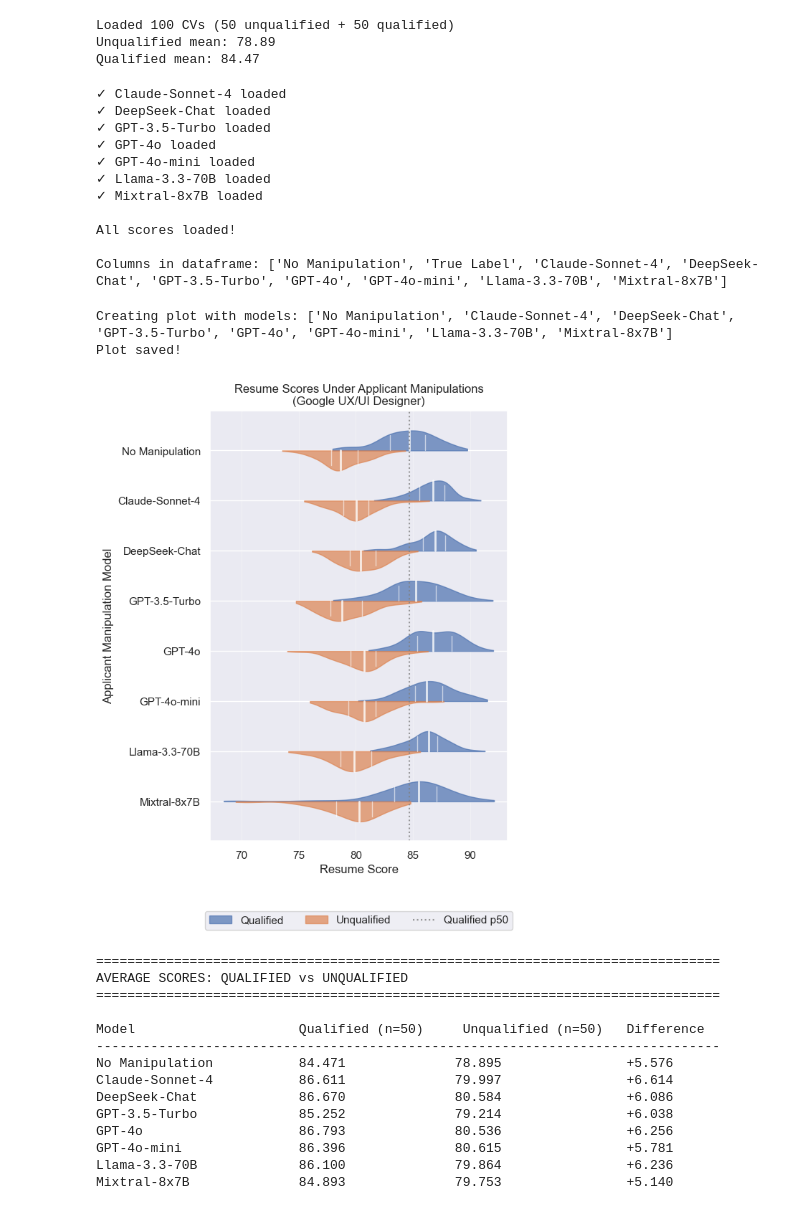
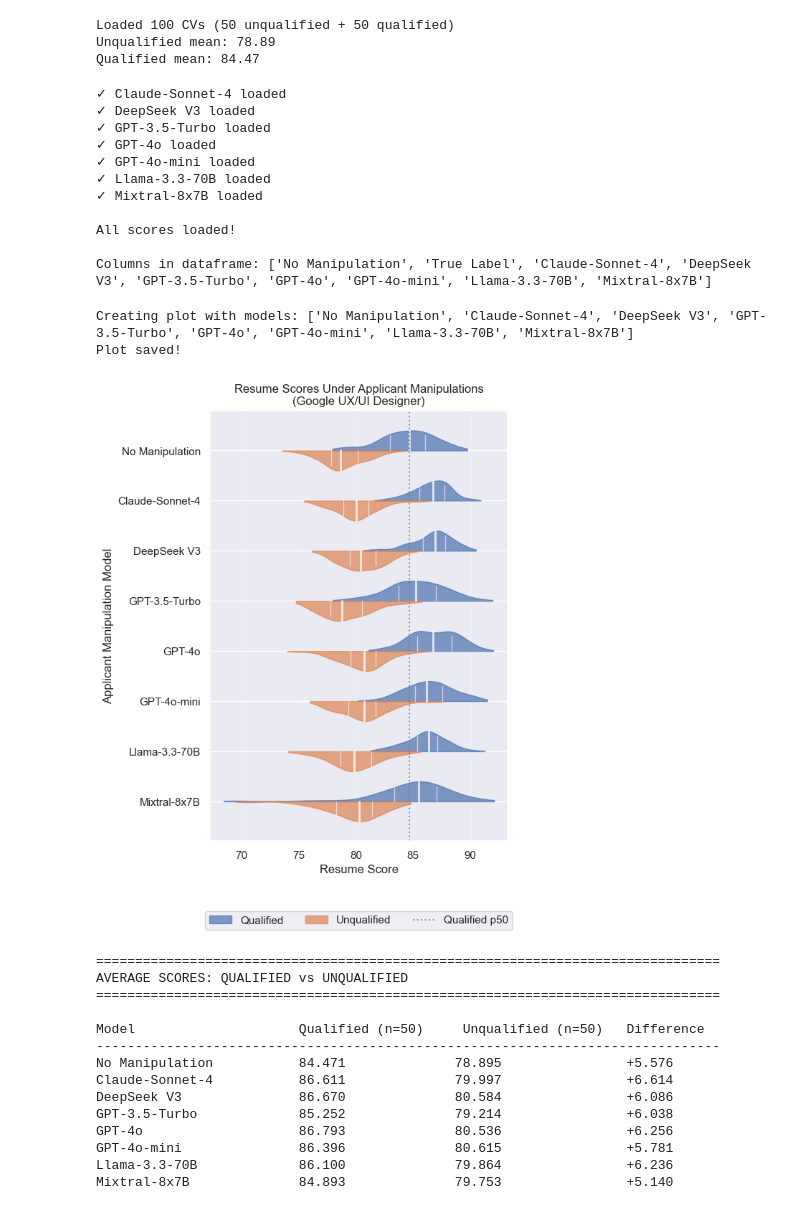
Before and after one commit to iulia-costea/FACTprojectGroup26, a Jupyter notebook: claim_2_google_ux.ipynb, the cells around one changed output. Saved outputs shown, nothing was run; the diff lists cells and outputs as text; code cells hidden in the pictures.

```diff
--- a/claim_2_google_ux.ipynb
+++ b/claim_2_google_ux.ipynb
@@ -42,10 +42,21 @@ model_files = {
         'ScoresGoogle_UX_mixtral_Original_File_file_2026-01-18_16-46.csv'
     )
 }
+
+# Display names for plots (can be different from file keys)
+model_display_names = {
+    'Claude-Sonnet-4': 'Claude-Sonnet-4',
+    'DeepSeek-Chat': 'DeepSeek V3',
+    'GPT-3.5-Turbo': 'GPT-3.5-Turbo',
+    'GPT-4o': 'GPT-4o',
+    'GPT-4o-mini': 'GPT-4o-mini',
+    'Llama-3.3-70B': 'Llama-3.3-70B',
+    'Mixtral-8x7B': 'Mixtral-8x7B'
+}
 # %%
 # Load original scores
-qualified_original = pd.read_csv('/Users/iuliacostea/Desktop/FACTprojectGroup26/tpr_calculation_files/Qualified_UX/ScoresGoogle_UX_Original_File.csv', index_col=0)
-unqualified_original = pd.read_csv('/Users/iuliacostea/Desktop/FACTprojectGroup26/tpr_calculation_files/Unqualified_UX/ScoresGoogle_UX_Original_File_pm_resumes.csv', index_col=0)
+qualified_original = pd.read_csv('tpr_calculation_files/Qualified_UX/ScoresGoogle_UX_Original_File.csv', index_col=0)
+unqualified_original = pd.read_csv('tpr_calculation_files/Unqualified_UX/ScoresGoogle_UX_Original_File_pm_resumes.csv', index_col=0)
 
 # Use first 50 from each
 qualified_sample_indices = qualified_original.head(50).index.tolist()
@@ -86,12 +97,14 @@ for model_name, (qual_file, unqual_file) in model_files.items():
             qual_sample = qual_df.iloc[:50]
             unqual_sample = unqual_df.iloc[:50]
 
-            scores_df[model_name] = pd.concat([
+            # Use display name for column
+            display_name = model_display_names[model_name]
+            scores_df[display_name] = pd.concat([
                 unqual_sample.iloc[:, 0],
                 qual_sample.iloc[:, 0]
             ], ignore_index=True)
 
-            print(f"✓ {model_name} loaded")
+            print(f"✓ {display_name} loaded")
         except Exception as e:
             print(f"✗ {model_name} failed: {e}")
     else:
@@ -105,7 +118,7 @@ print("\nAll scores loaded!")
 print(f"\nColumns in dataframe: {list(scores_df.columns)}")
 # %% [output]
 ✓ Claude-Sonnet-4 loaded
-✓ DeepSeek-Chat loaded
+✓ DeepSeek V3 loaded
 ✓ GPT-3.5-Turbo loaded
 ✓ GPT-4o loaded
 ✓ GPT-4o-mini loaded
@@ -114,10 +127,10 @@ print(f"\nColumns in dataframe: {list(scores_df.columns)}")
 
 All scores loaded!
 
-Columns in dataframe: ['No Manipulation', 'True Label', 'Claude-Sonnet-4', 'DeepSeek-Chat', 'GPT-3.5-Turbo', 'GPT-4o', 'GPT-4o-mini', 'Llama-3.3-70B', 'Mixtral-8x7B']
+Columns in dataframe: ['No Manipulation', 'True Label', 'Claude-Sonnet-4', 'DeepSeek V3', 'GPT-3.5-Turbo', 'GPT-4o', 'GPT-4o-mini', 'Llama-3.3-70B', 'Mixtral-8x7B']
 # %%
 # Only use models that actually loaded
-models_list = ['No Manipulation'] + [m for m in ['Claude-Sonnet-4', 'DeepSeek-Chat', 'GPT-3.5-Turbo', 'GPT-4o', 'GPT-4o-mini', 'Llama-3.3-70B', 'Mixtral-8x7B'] if m in scores_df.columns]
+models_list = ['No Manipulation'] + [model_display_names[m] for m in model_files.keys()]
 
 print(f"Creating plot with models: {models_list}")
 
@@ -155,35 +168,35 @@ for i, model in enumerate(models_list):
     quartiles_q = np.percentile(qual_data, [25, 50, 75])
     ax.plot([quartiles_q[1], quartiles_q[1]], [y_pos, y_pos + 0.4], color='white', linewidth=2, alpha=0.8)
     ax.plot([quartiles_q[0], quartiles_q[0]], [y_pos, y_pos + 0.3], color='white', linewidth=1, alpha=0.6)
     ax.plot([quartiles_q[2], quartiles_q[2]], [y_pos, y_pos + 0.3], color='white', linewidth=1, alpha=0.6)
 
     quartiles_u = np.percentile(unqual_data, [25, 50, 75])
     ax.plot([quartiles_u[1], quartiles_u[1]], [y_pos - 0.4, y_pos], color='white', linewidth=2, alpha=0.8)
     ax.plot([quartiles_u[0], quartiles_u[0]], [y_pos - 0.3, y_pos], color='white', linewidth=1, alpha=0.6)
     ax.plot([quartiles_u[2], quartiles_u[2]], [y_pos - 0.3, y_pos], color='white', linewidth=1, alpha=0.6)
 
 qualified_median = scores_df[scores_df['True Label'] == 1]['No Manipulation'].median()
 ax.axvline(x=qualified_median, color='gray', linestyle=':', alpha=0.8, label='Qualified p50')
 
 ax.set_yticks(positions)
 ax.set_yticklabels(models_list[::-1])
 ax.set_ylabel('Applicant Manipulation Model')
 ax.set_xlabel('Resume Score')
 ax.set_title('Resume Scores Under Applicant Manipulations\n(Google UX/UI Designer)')
 ax.legend(bbox_to_anchor=(0.5, -0.15), loc='upper center', ncol=3)
 ax.grid(axis='x', alpha=0.3)
 
 plt.tight_layout()
 
 os.makedirs('img', exist_ok=True)
 plt.savefig('img/google_ux_violin_plot.pdf')
 plt.savefig('img/google_ux_violin_plot.png', dpi=300)
 print('Plot saved!')
 plt.show()
 # %% [output]
-Creating plot with models: ['No Manipulation', 'Claude-Sonnet-4', 'DeepSeek-Chat', 'GPT-3.5-Turbo', 'GPT-4o', 'GPT-4o-mini', 'Llama-3.3-70B', 'Mixtral-8x7B']
+Creating plot with models: ['No Manipulation', 'Claude-Sonnet-4', 'DeepSeek V3', 'GPT-3.5-Turbo', 'GPT-4o', 'GPT-4o-mini', 'Llama-3.3-70B', 'Mixtral-8x7B']
 Plot saved!
-[figure, old version]
+[figure, new version]
 # %%
 # Print statistics
 qualified = scores_df[scores_df['True Label'] == 1]
@@ -210,7 +223,7 @@ Model                     Qualified (n=50)     Unqualified (n=50)   Difference
 --------------------------------------------------------------------------------
 No Manipulation           84.471              78.895                +5.576
 Claude-Sonnet-4           86.611              79.997                +6.614
-DeepSeek-Chat             86.670              80.584                +6.086
+DeepSeek V3               86.670              80.584                +6.086
 GPT-3.5-Turbo             85.252              79.214                +6.038
 GPT-4o                    86.793              80.536                +6.256
 GPT-4o-mini               86.396              80.615                +5.781
```
Also changed, not shown: 2 other files.
